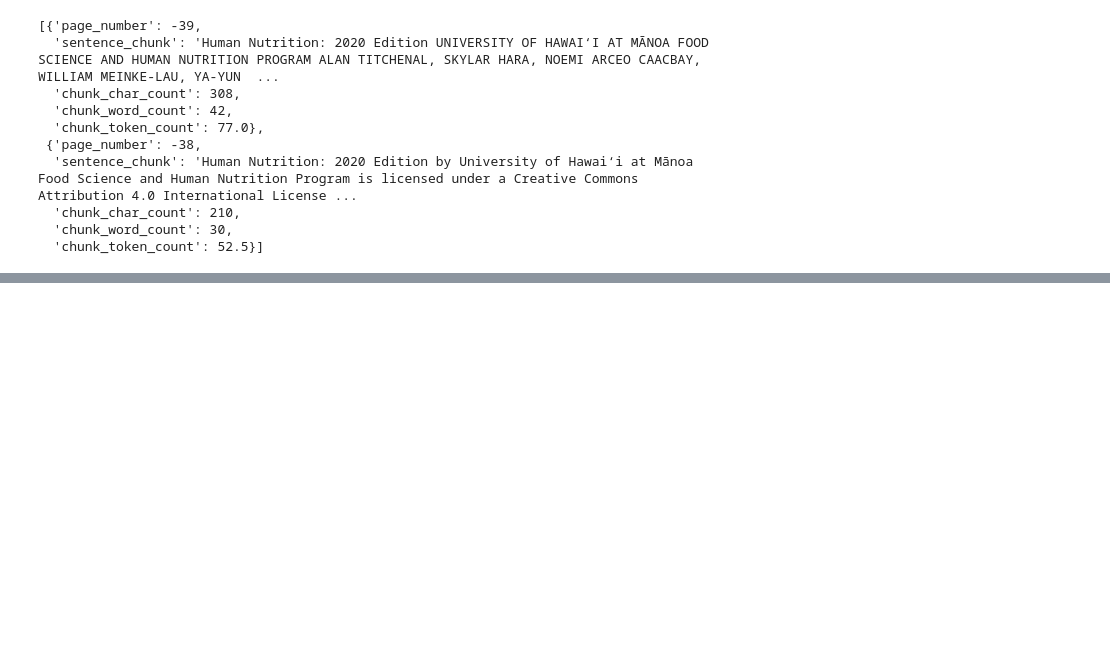
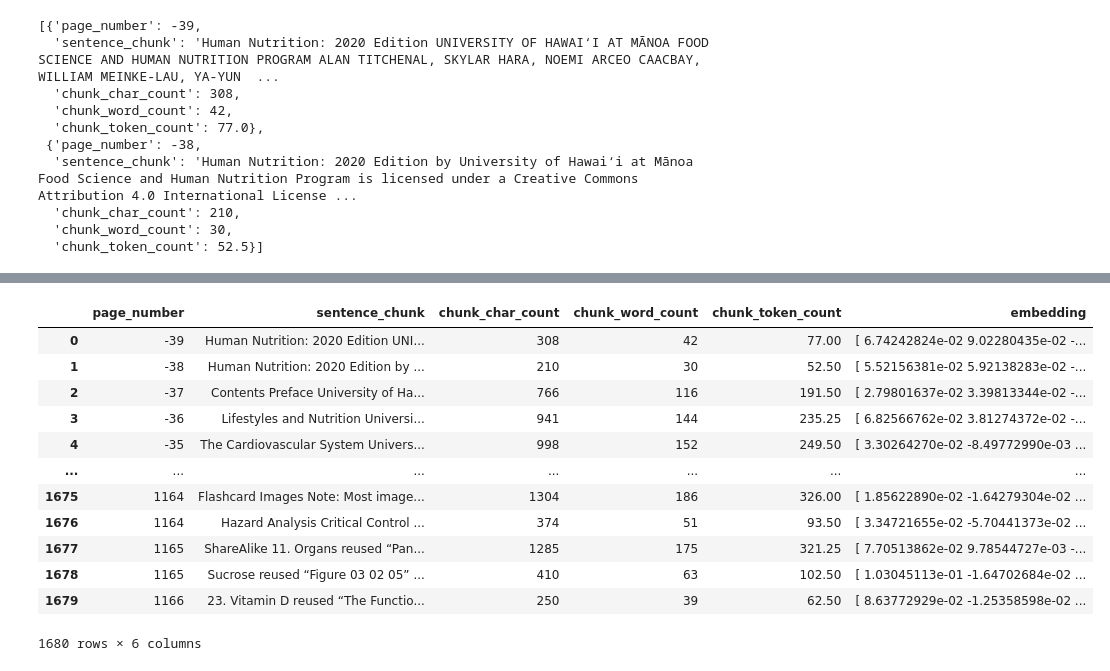
Before and after one commit to Kapilgwal/Local-RAG, a Jupyter notebook: model.ipynb, the cells around one changed output, grey strips where cells are left out. Drawn from its saved outputs; the diff is of its cells as text; code cells hidden in the pictures; blank space fills up the shorter version.

Commit message:
Chunking is completed

```diff
--- a/model.ipynb
+++ b/model.ipynb
@@ -317,0 +388,21 @@ random.sample(pages_and_chunks_over_min_token_len,k=1)
+# %%
+text_chunks_and_embedding_df = pd.DataFrame(pages_and_chunks_over_min_token_len)
+embedding_df_save_path = "text_chunks_and_embedding_df.csv"
+text_chunks_and_embedding_df.to_csv(embedding_df_save_path,index = False)
+# %%
+text_chunks_and_embedding_df_load = pd.read_csv(embedding_df_save_path)
+text_chunks_and_embedding_df_load
+# %% [output]
+|  | page_number | sentence_chunk | chunk_char_count | chunk_word_count | chunk_token_count | embedding |
+| 0 | -39 | Human Nutrition: 2020 Edition UNI... | 308 | 42 | 77.00 | [ 6.74242824e-02 9.02280435e-02 -... |
+| 1 | -38 | Human Nutrition: 2020 Edition by ... | 210 | 30 | 52.50 | [ 5.52156381e-02 5.92138283e-02 -... |
+| 2 | -37 | Contents Preface University of Ha... | 766 | 116 | 191.50 | [ 2.79801637e-02 3.39813344e-02 -... |
+| 3 | -36 | Lifestyles and Nutrition Universi... | 941 | 144 | 235.25 | [ 6.82566762e-02 3.81274372e-02 -... |
+| 4 | -35 | The Cardiovascular System Univers... | 998 | 152 | 249.50 | [ 3.30264270e-02 -8.49772990e-03 ... |
+| ... | ... | ... | ... | ... | ... | ... |
+| 1675 | 1164 | Flashcard Images Note: Most image... | 1304 | 186 | 326.00 | [ 1.85622890e-02 -1.64279304e-02 ... |
+| 1676 | 1164 | Hazard Analysis Critical Control ... | 374 | 51 | 93.50 | [ 3.34721655e-02 -5.70441373e-02 ... |
+| 1677 | 1165 | ShareAlike 11. Organs reused “Pan... | 1285 | 175 | 321.25 | [ 7.70513862e-02 9.78544727e-03 -... |
+| 1678 | 1165 | Sucrose reused “Figure 03 02 05” ... | 410 | 63 | 102.50 | [ 1.03045113e-01 -1.64702684e-02 ... |
+| 1679 | 1166 | 23. Vitamin D reused “The Functio... | 250 | 39 | 62.50 | [ 8.63772929e-02 -1.25358598e-02 ... |
+1680 rows × 6 columns
```
Also changed, not shown: parts of 12 cells of this notebook, 3 other files.
